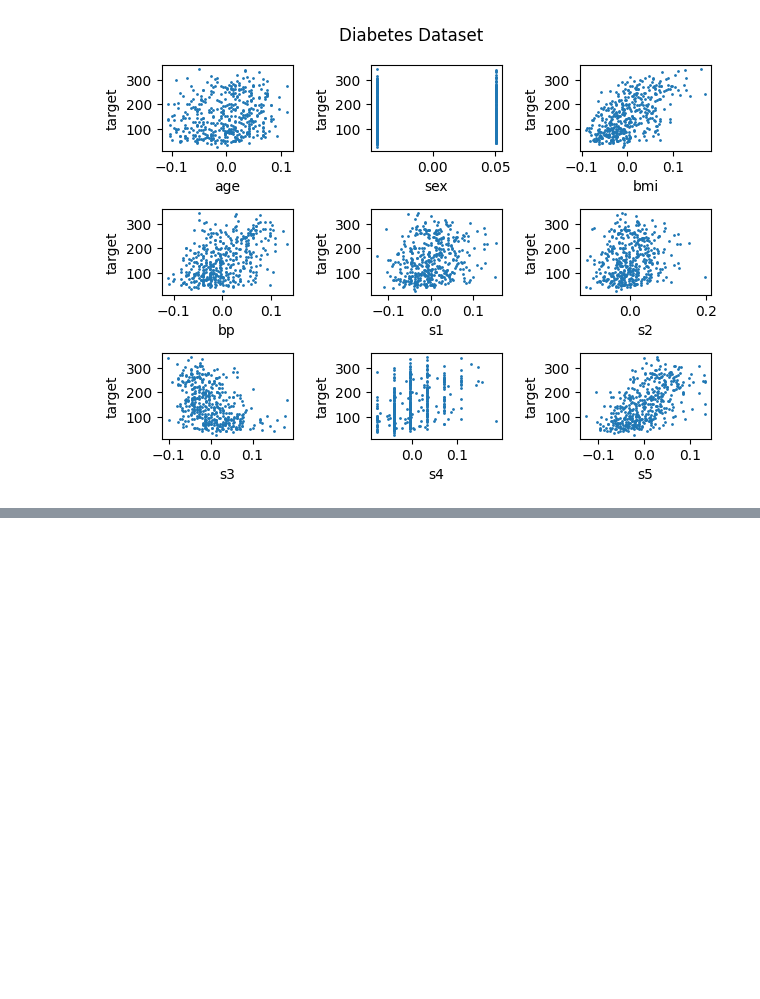
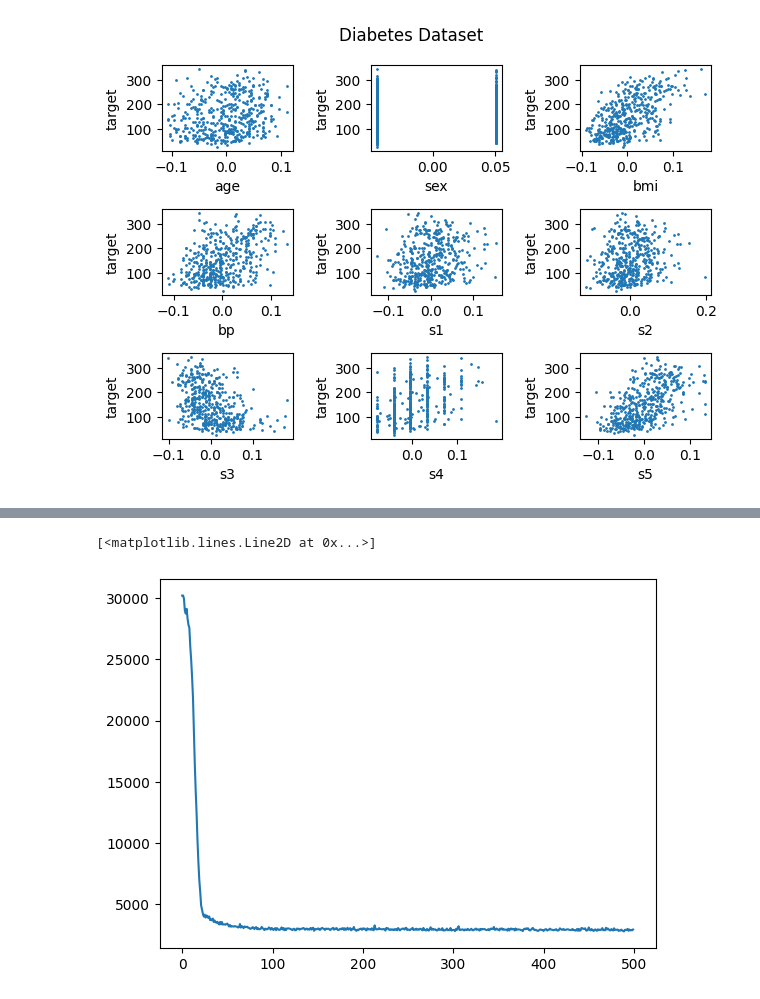
Before and after one commit to alperenkocyigit/MYAZ60_MachineLearning, a Jupyter notebook: week_4/multi_reg_task.ipynb, the cells around one changed output, grey strips where cells are left out. Saved outputs shown, nothing was run; the diff lists cells and outputs as text; code cells hidden in the pictures; blank space fills up the shorter version.

```diff
--- a/week_4/multi_reg_task.ipynb
+++ b/week_4/multi_reg_task.ipynb
@@ -75,0 +85,14 @@ plt.show()
+# %%
+num_features = diabetes.data.shape[1]
+
+df = pd.DataFrame(diabetes.data,columns=diabetes.feature_names)
+df['Progression'] = diabetes.target
+
+print(df.head())
+
+X = df.drop(labels='Progression', axis=1)  #axis=1 means we drop data by column.
+
+#dependent variable / response / target variable.
+y = df['Progression']
+
+X_train, X_test, y_train, y_test = train_test_split(X, y, test_size=0.25, random_state=42)
@@ -75,0 +113,15 @@ plt.show()
+# %%
+# Define the model architecture
+model = Sequential()
+model.add(Dense(64, activation='relu', input_shape=(num_features,)))  # Add input layer
+model.add(Dense(64, activation='relu'))  # Add hidden layer
+model.add(Dense(1))  # Add output layer
+
+# Compile the model
+model.compile(optimizer='adam', loss='mean_squared_error')
+
+# Train the model
+history = model.fit(X_train, y_train, epochs=500, batch_size=32)
+
+# Evaluate the model
+loss = model.evaluate(X_test, y_test)
@@ -75,0 +164,5 @@ plt.show()
+# %%
+plt.plot(history.history["loss"])
+# %% [output]
+[<matplotlib.lines.Line2D at 0x...>]
+[figure, added]
```
Also changed, not shown: parts of 13 cells of this notebook.
